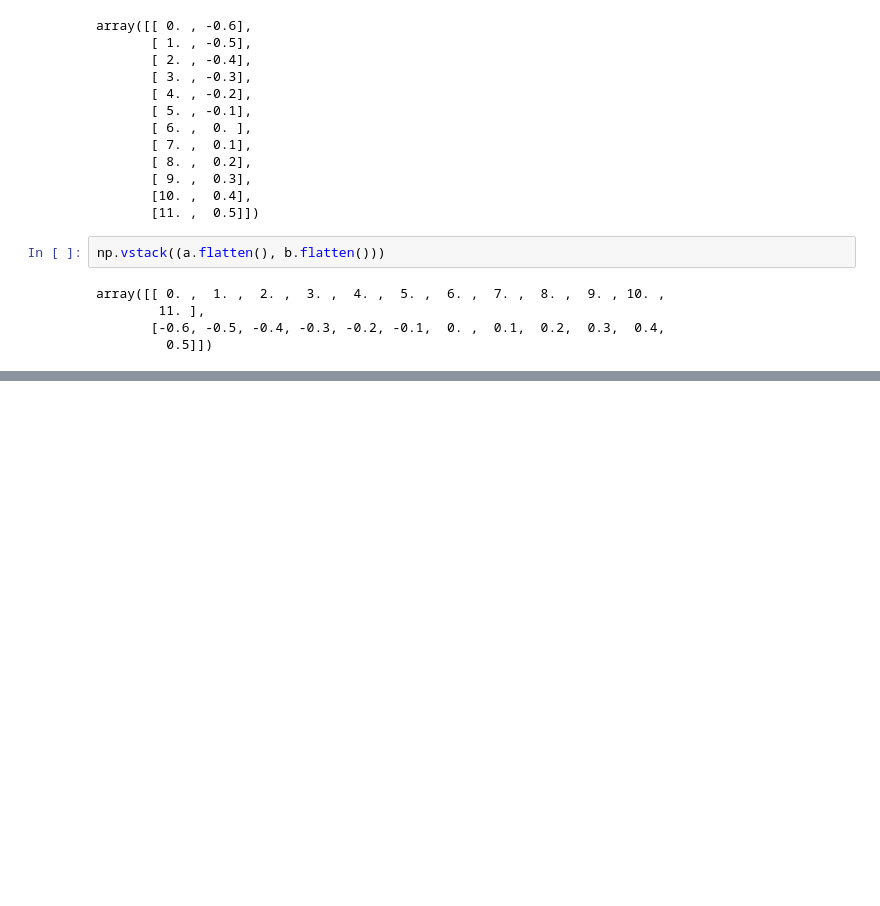
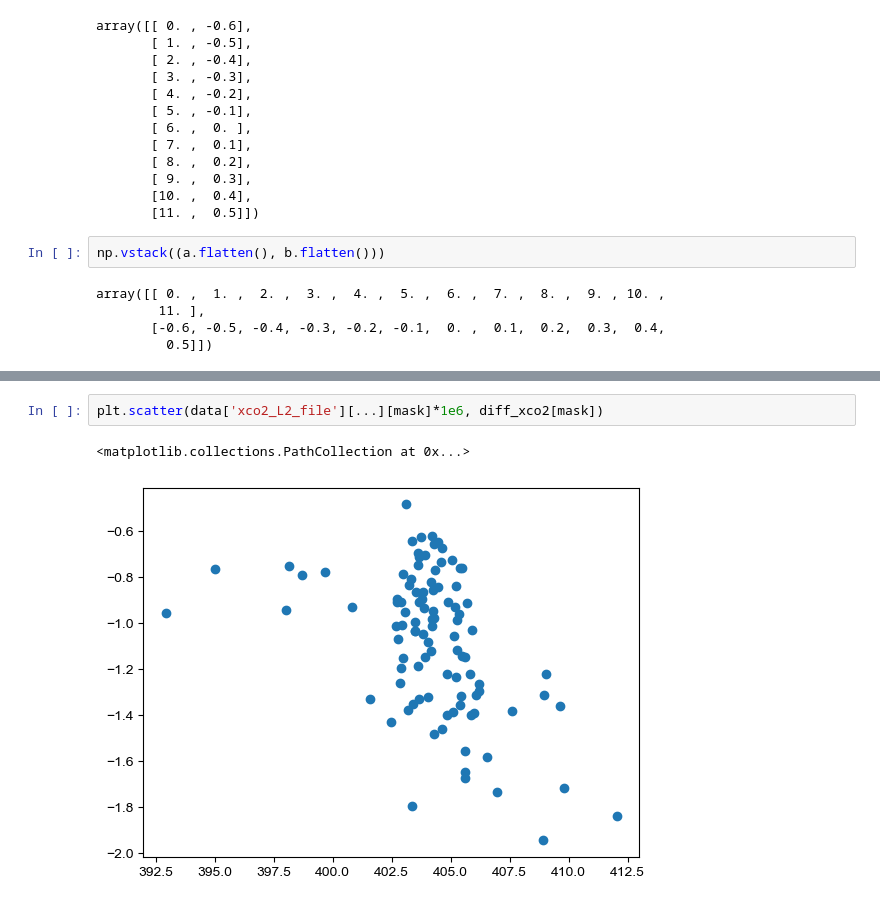
Before and after one commit to ywchen-tw/OCO2, a Jupyter notebook: analysis/test.ipynb, the cells around one changed output, grey strips where cells are left out. Cells and saved outputs as stored; diff of their text form; blank space fills up the shorter version.

```diff
--- a/analysis/test.ipynb
+++ b/analysis/test.ipynb
@@ -351,0 +380,5 @@ array([[ 0. ,  1. ,  2. ,  3. ,  4. ,  5. ,  6. ,  7. ,  8. ,  9. , 10. ,
+# %%
+plt.scatter(data['xco2_L2_file'][...][mask]*1e6, diff_xco2[mask])
+# %% [output]
+<matplotlib.collections.PathCollection at 0x...>
+[figure, added]
```
Also changed, not shown: parts of 13 cells of this notebook, 4 other files.
